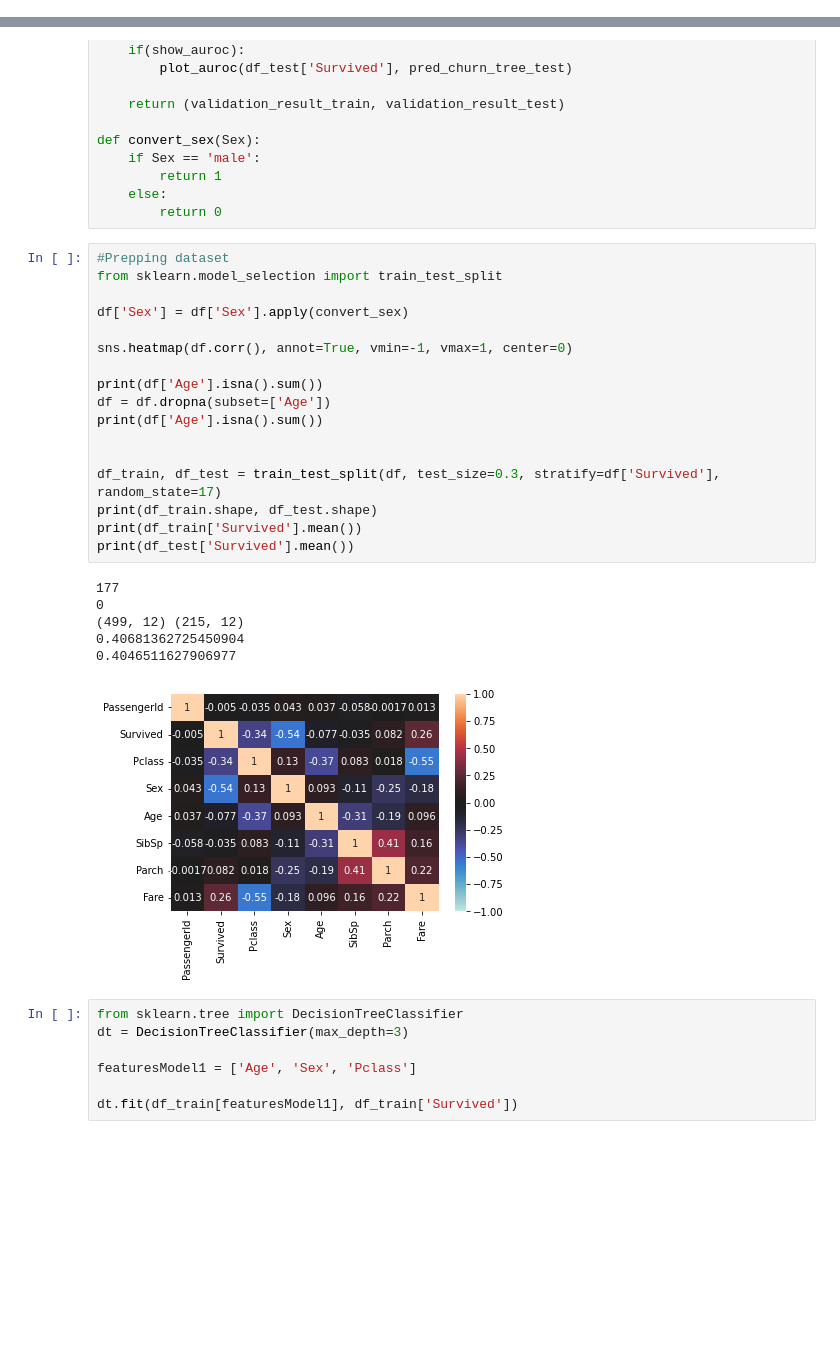
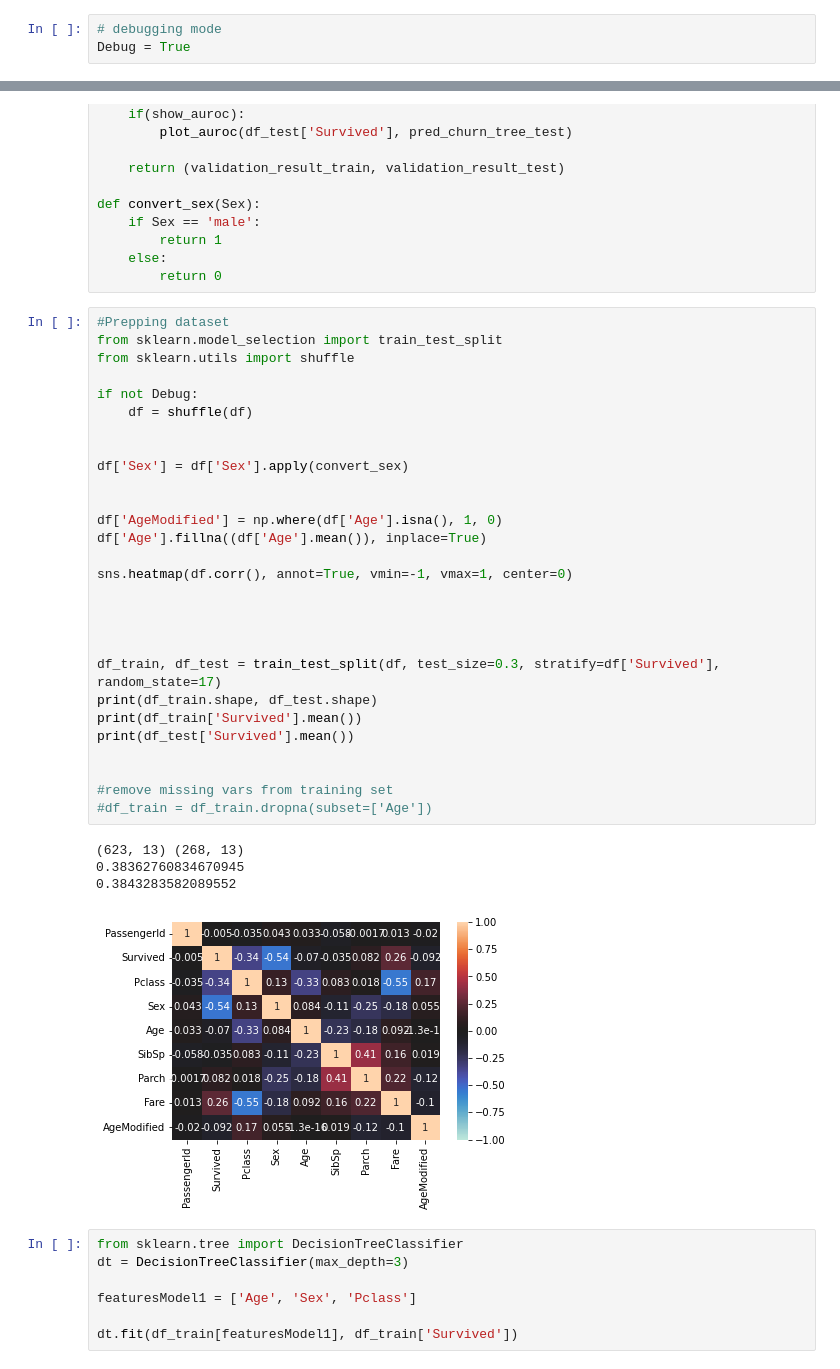
Before and after one commit to JelmerSurewaard/ML, a Jupyter notebook: Titanic/Notebook.ipynb, the cells around one changed output, grey strips where cells are left out. Drawn from its saved outputs; the diff is of its cells as text; blank space fills up the shorter version.

```diff
--- a/Titanic/Notebook.ipynb
+++ b/Titanic/Notebook.ipynb
@@ -1,3 +1,6 @@
+# %%
+# debugging mode
+Debug = True
 # %%
 import pandas as pd
 import seaborn as sns
@@ -107,27 +110,36 @@ def convert_sex(Sex):
 # %%
 #Prepping dataset
 from sklearn.model_selection import train_test_split
+from sklearn.utils import shuffle
+
+if not Debug:
+    df = shuffle(df)
+
 
 df['Sex'] = df['Sex'].apply(convert_sex)
 
+
+df['AgeModified'] = np.where(df['Age'].isna(), 1, 0)
+df['Age'].fillna((df['Age'].mean()), inplace=True)
+
 sns.heatmap(df.corr(), annot=True, vmin=-1, vmax=1, center=0)
 
-print(df['Age'].isna().sum())
-df = df.dropna(subset=['Age'])
-print(df['Age'].isna().sum())
+
 
 
 df_train, df_test = train_test_split(df, test_size=0.3, stratify=df['Survived'], random_state=17)
 print(df_train.shape, df_test.shape)
 print(df_train['Survived'].mean())
 print(df_test['Survived'].mean())
+
+
+#remove missing vars from training set
+#df_train = df_train.dropna(subset=['Age'])
 # %% [output]
-177
-0
-(499, 12) (215, 12)
-0.40681362725450904
-0.4046511627906977
+(623, 13) (268, 13)
+0.38362760834670945
+0.3843283582089552
-[figure, old version]
+[figure, new version]
 # %%
 from sklearn.tree import DecisionTreeClassifier
 dt = DecisionTreeClassifier(max_depth=3)
```
Also changed, not shown: parts of 5 cells of this notebook.
